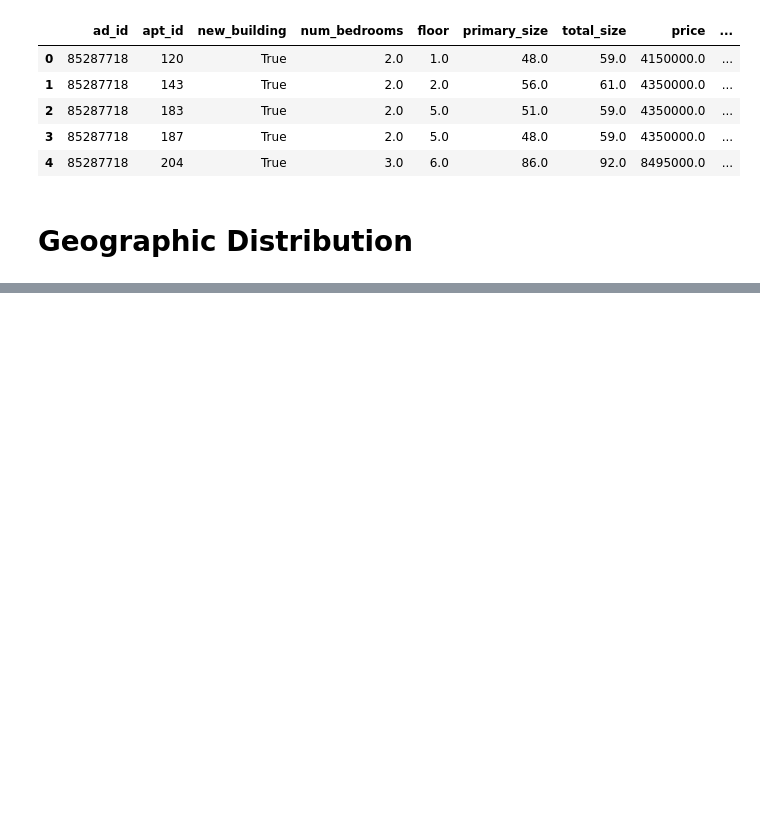
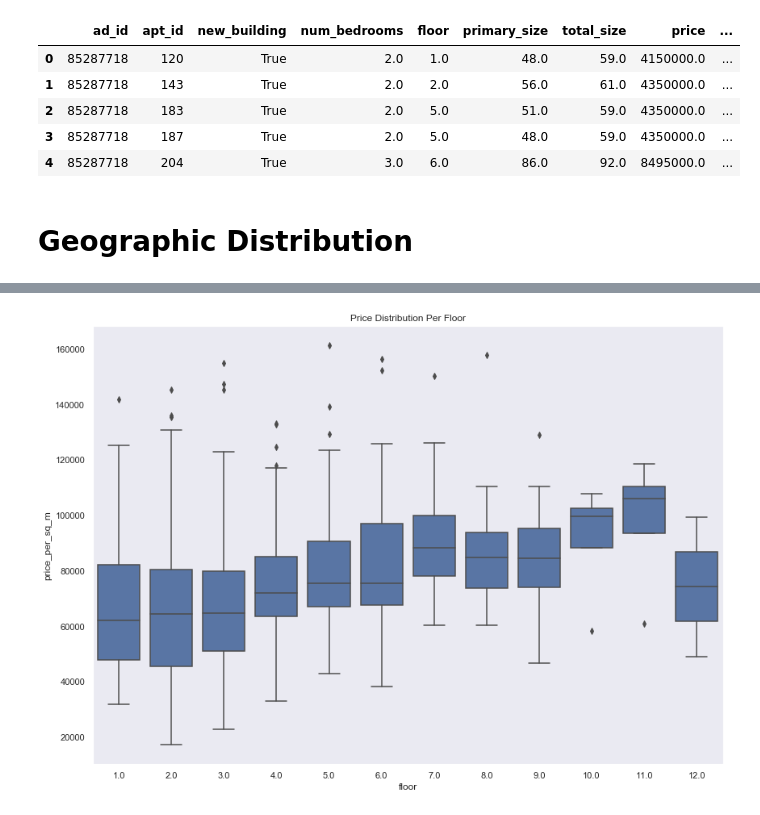
Before and after one commit to rossrco/analyses, a Jupyter notebook: home_oslo_home/eda.ipynb, the cells around one changed output, grey strips where cells are left out. Cells and saved outputs as stored; diff of their text form; code cells hidden in the pictures; blank space fills up the shorter version.

Commit message:
add graphs for the primary variables

```diff
--- a/home_oslo_home/eda.ipynb
+++ b/home_oslo_home/eda.ipynb
@@ -37,7 +37,7 @@ energy_cols = ['energy_letter', 'energy_color']
 for col in energy_cols:
     data[col] = 0
 
-energy_res = [[c.strip() for c in char.split('-')] if char is not None else [None, None] for char in data.energy_character]
+energy_res = [[c.strip() for c in char.split('-')] if char is not None and '-' in char else [None, None] for char in data.energy_character]
 data[energy_cols] = pd.DataFrame(energy_res, columns=energy_cols)
 # %%
 data['price_per_sq_m'] = data.price / data.primary_size
@@ -46,6 +46,8 @@ scaler = MinMaxScaler()
 data['price_per_sq_m_scaled'] = scaler.fit_transform(data['price_per_sq_m'].to_frame())
 # %%
 # data.set_index(['ad_id', 'apt_id'], drop=True)
+# %%
+data['construction_year_bin'] = pd.cut(data['construction_year'], bins=20, precision=0)
 # %%
 data.head()
 # %% [output]
@@ -77,3 +79,9 @@ m.add_child(plugins.HeatMap(properties_array, radius=15))
 m
 # %% [output]
 [interactive output not drawn]
+# %%
+sns.boxplot(x='floor', y='price_per_sq_m', data=data, color='b')
+plt.title('Price Distribution Per Floor')
+plt.show()
+# %% [output]
+[figure, added]
```
Also changed, not shown: parts of 9 cells of this notebook, 2 other files.
